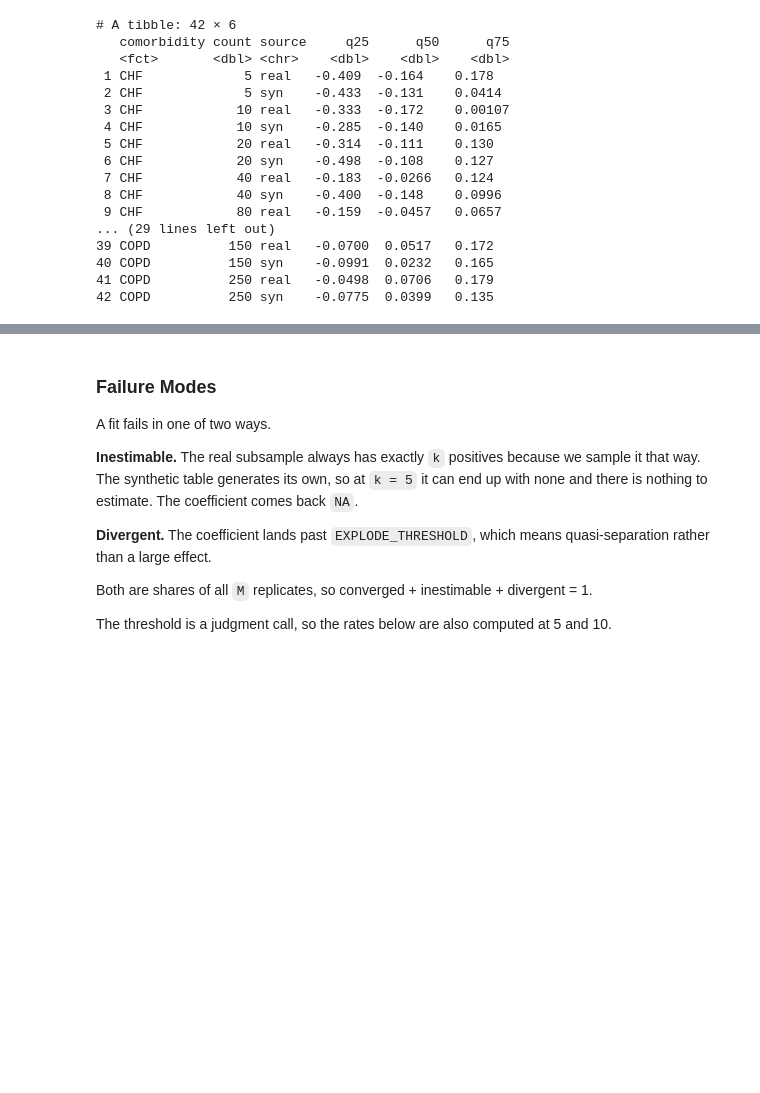
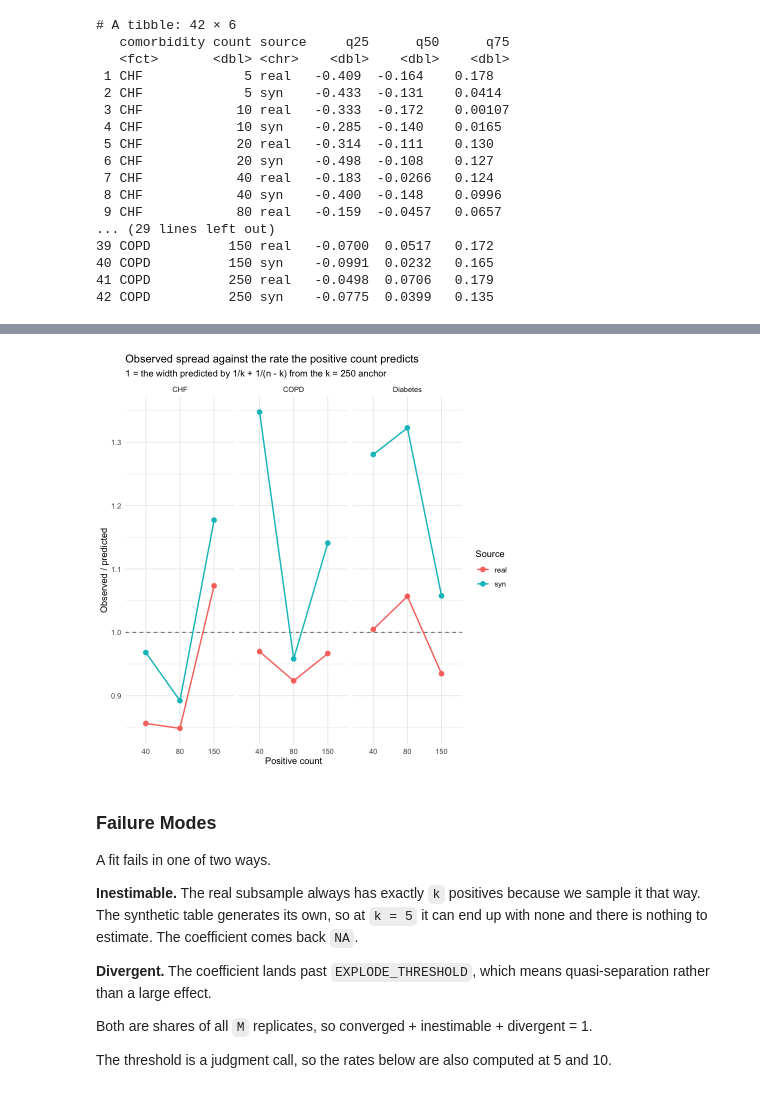
Before and after one commit to ShengPeiWilliam/mimic-synthetic-fidelity, a Jupyter notebook: code/mimic-fidelity-analysis.ipynb, the cells around one changed output, grey strips where cells are left out. Saved outputs shown, nothing was run; the diff lists cells and outputs as text; code cells hidden in the pictures; blank space fills up the shorter version.

```diff
--- a/code/mimic-fidelity-analysis.ipynb
+++ b/code/mimic-fidelity-analysis.ipynb
@@ -768,3 +1037,23 @@ plot_df %>%
+# %%
+# the same ratios as a figure: 1 is the width the 1/k + 1/(n-k) rate predicts
+# from the k = 250 anchor, so distance from the line is variance the count does
+# not account for. k = 250 is the anchor and sits at 1 by construction.
+p_ratio <- width_vs_theory %>%
+  filter(count >= 40, count < 250) %>%
+  ggplot(aes(factor(count), ratio, color = source, group = source)) +
+  geom_hline(yintercept = 1, linetype = "dashed", color = "grey40") +
+  geom_line(linewidth = 0.8) +
+  geom_point(size = 2.5) +
+  facet_wrap(~ comorbidity) +
+  labs(title = "Observed spread against the rate the positive count predicts",
+       subtitle = "1 = the width predicted by 1/k + 1/(n - k) from the k = 250 anchor",
+       x = "Positive count", y = "Observed / predicted", color = "Source") +
+  theme_minimal()
+p_ratio
+
+ggsave("../figures/width_vs_theory.png", p_ratio, width = 9, height = 3.6, dpi = 150)
+# %% [output]
+[figure, added]
 # %% [markdown]
 ### Failure Modes
 
```
Also changed, not shown: parts of 23 cells of this notebook.
